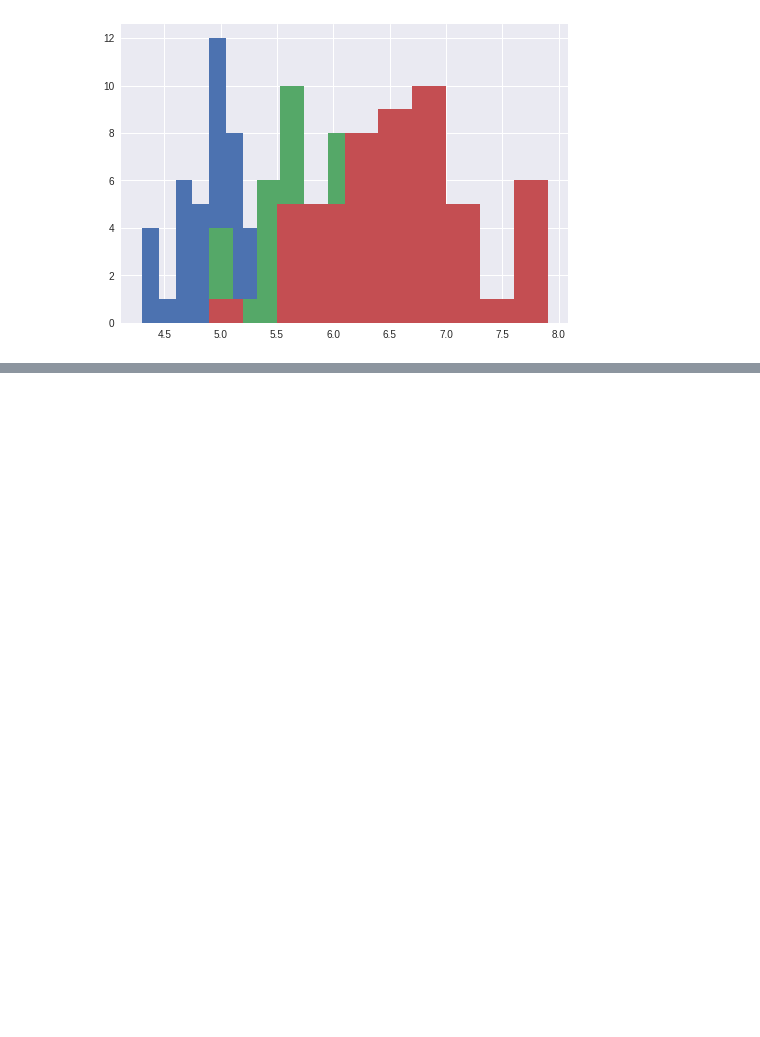
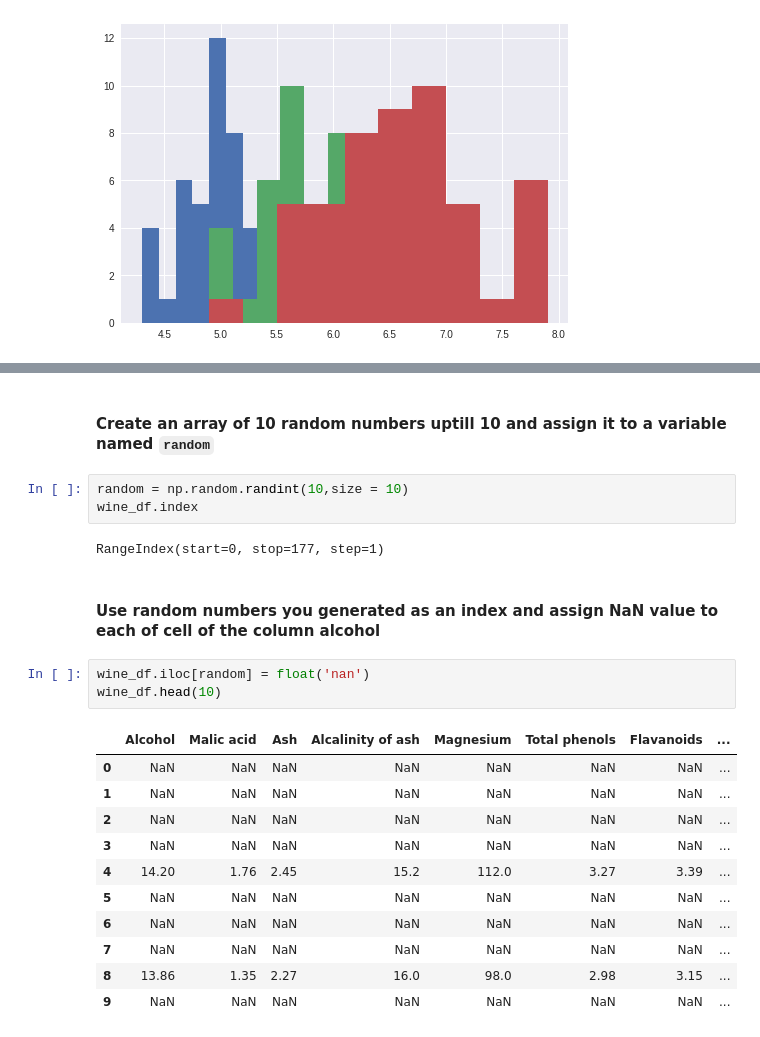
Before and after one commit to MLCCKolkata/Assignment-3, a Jupyter notebook: gopal-agarwal.ipynb, the cells around one changed output, grey strips where cells are left out. Saved outputs shown, nothing was run; the diff lists cells and outputs as text; blank space fills up the shorter version.

```diff
--- a/gopal-agarwal.ipynb
+++ b/gopal-agarwal.ipynb
@@ -483,0 +569,24 @@ plt.hist(virginica['sepal_length'])
+# %% [markdown]
+#### Create an array of 10 random numbers uptill 10 and assign it to a  variable named `random`
+# %%
+random = np.random.randint(10,size = 10)
+wine_df.index
+# %% [output]
+RangeIndex(start=0, stop=177, step=1)
+# %% [markdown]
+#### Use random numbers you generated as an index and assign NaN value to each of cell of the column alcohol
+# %%
+wine_df.iloc[random] = float('nan')
+wine_df.head(10)
+# %% [output]
+|  | Alcohol | Malic acid | Ash | Alcalinity of ash | Magnesium | Total phenols | Flavanoids | ... |
+| 0 | NaN | NaN | NaN | NaN | NaN | NaN | NaN | ... |
+| 1 | NaN | NaN | NaN | NaN | NaN | NaN | NaN | ... |
+| 2 | NaN | NaN | NaN | NaN | NaN | NaN | NaN | ... |
+| 3 | NaN | NaN | NaN | NaN | NaN | NaN | NaN | ... |
+| 4 | 14.20 | 1.76 | 2.45 | 15.2 | 112.0 | 3.27 | 3.39 | ... |
+| 5 | NaN | NaN | NaN | NaN | NaN | NaN | NaN | ... |
+| 6 | NaN | NaN | NaN | NaN | NaN | NaN | NaN | ... |
+| 7 | NaN | NaN | NaN | NaN | NaN | NaN | NaN | ... |
+| 8 | 13.86 | 1.35 | 2.27 | 16.0 | 98.0 | 2.98 | 3.15 | ... |
+| 9 | NaN | NaN | NaN | NaN | NaN | NaN | NaN | ... |
```
Also changed, not shown: parts of 18 cells of this notebook.
